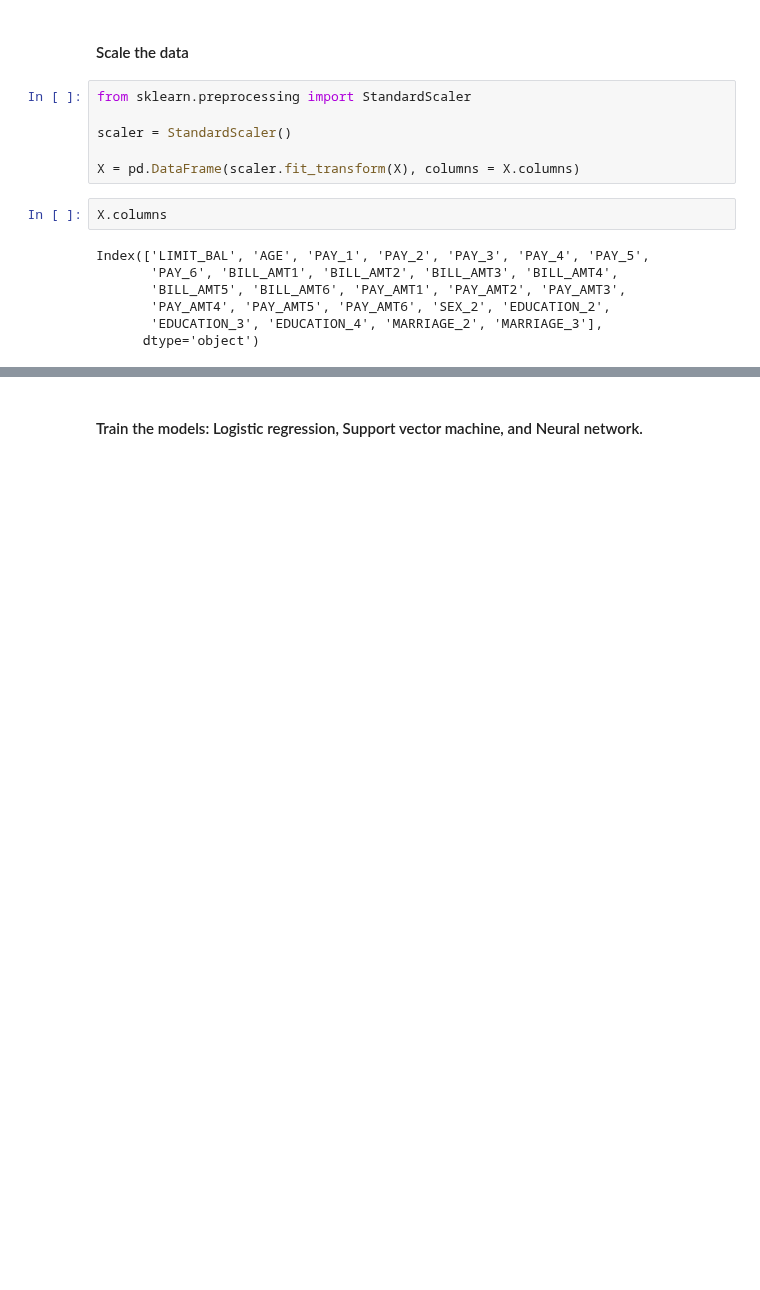
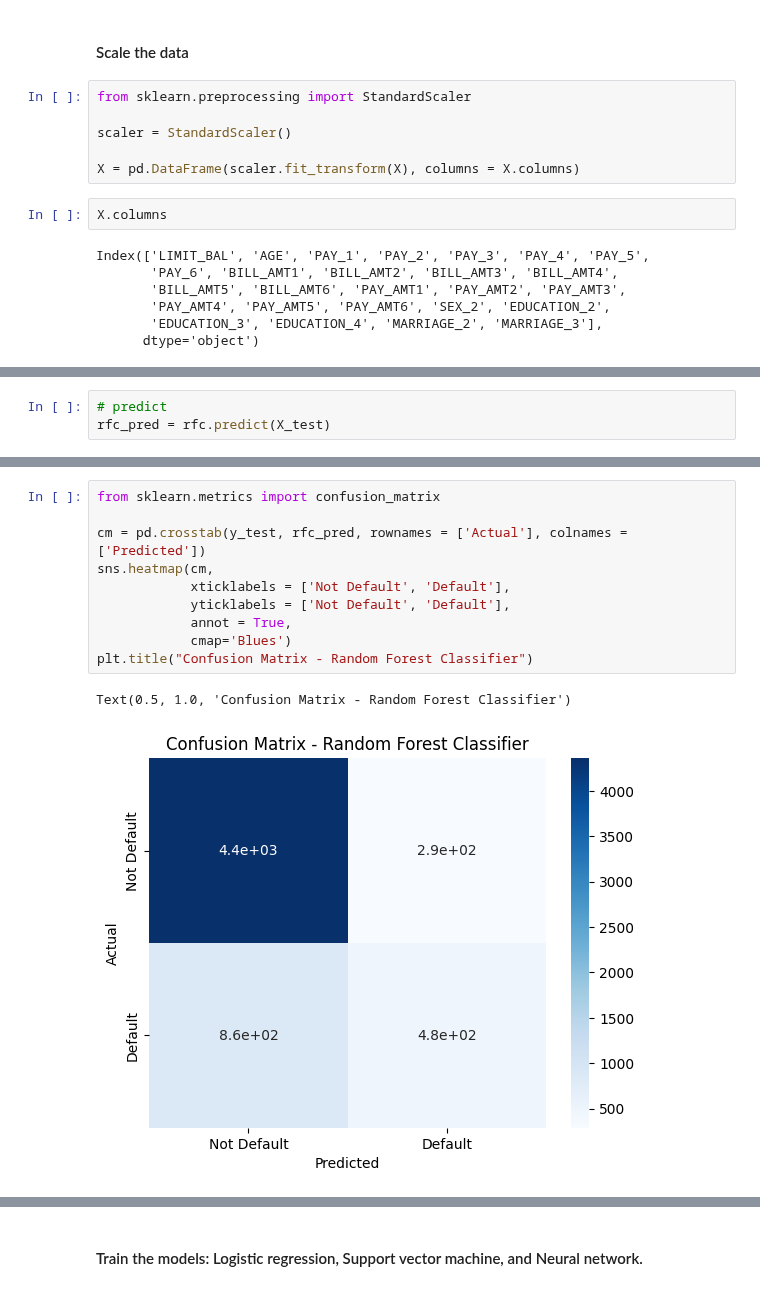
Before and after one commit to minjeoungneev/Default_Credit_Card, a Jupyter notebook: Models.ipynb, the cells around one changed output, grey strips where cells are left out. Saved outputs shown, nothing was run; the diff lists cells and outputs as text; blank space fills up the shorter version.

```diff
--- a/Models.ipynb
+++ b/Models.ipynb
@@ -38,0 +65,3 @@ Index(['LIMIT_BAL', 'AGE', 'PAY_1', 'PAY_2', 'PAY_3', 'PAY_4', 'PAY_5',
+# %%
+# predict
+rfc_pred = rfc.predict(X_test)
@@ -38,0 +79,13 @@ Index(['LIMIT_BAL', 'AGE', 'PAY_1', 'PAY_2', 'PAY_3', 'PAY_4', 'PAY_5',
+# %%
+from sklearn.metrics import confusion_matrix
+
+cm = pd.crosstab(y_test, rfc_pred, rownames = ['Actual'], colnames = ['Predicted'])
+sns.heatmap(cm,
+            xticklabels = ['Not Default', 'Default'],
+            yticklabels = ['Not Default', 'Default'],
+            annot = True,
+            cmap='Blues')
+plt.title("Confusion Matrix - Random Forest Classifier")
+# %% [output]
+Text(0.5, 1.0, 'Confusion Matrix - Random Forest Classifier')
+[figure, added]
```
Also changed, not shown: parts of 12 cells of this notebook, 1 other file.
